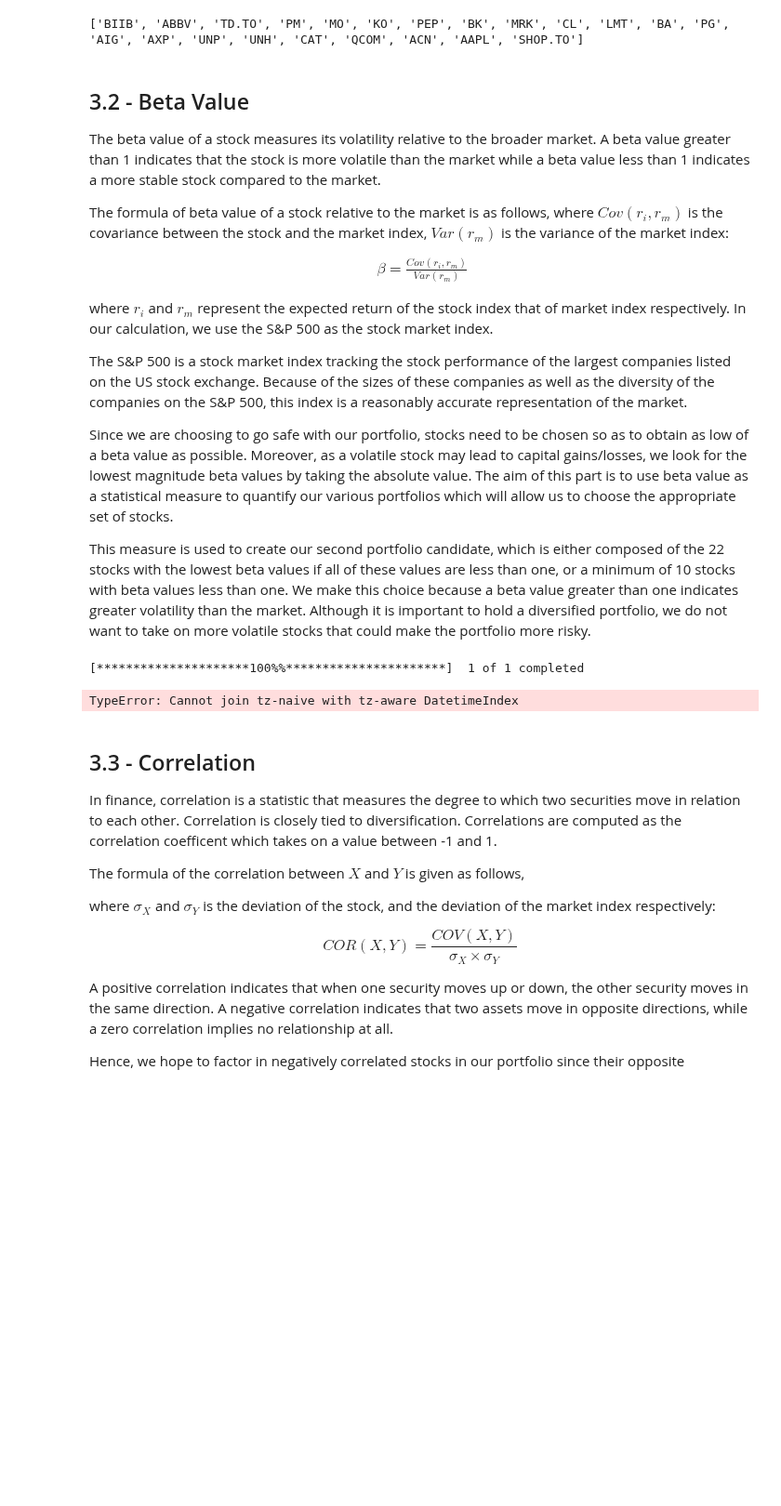
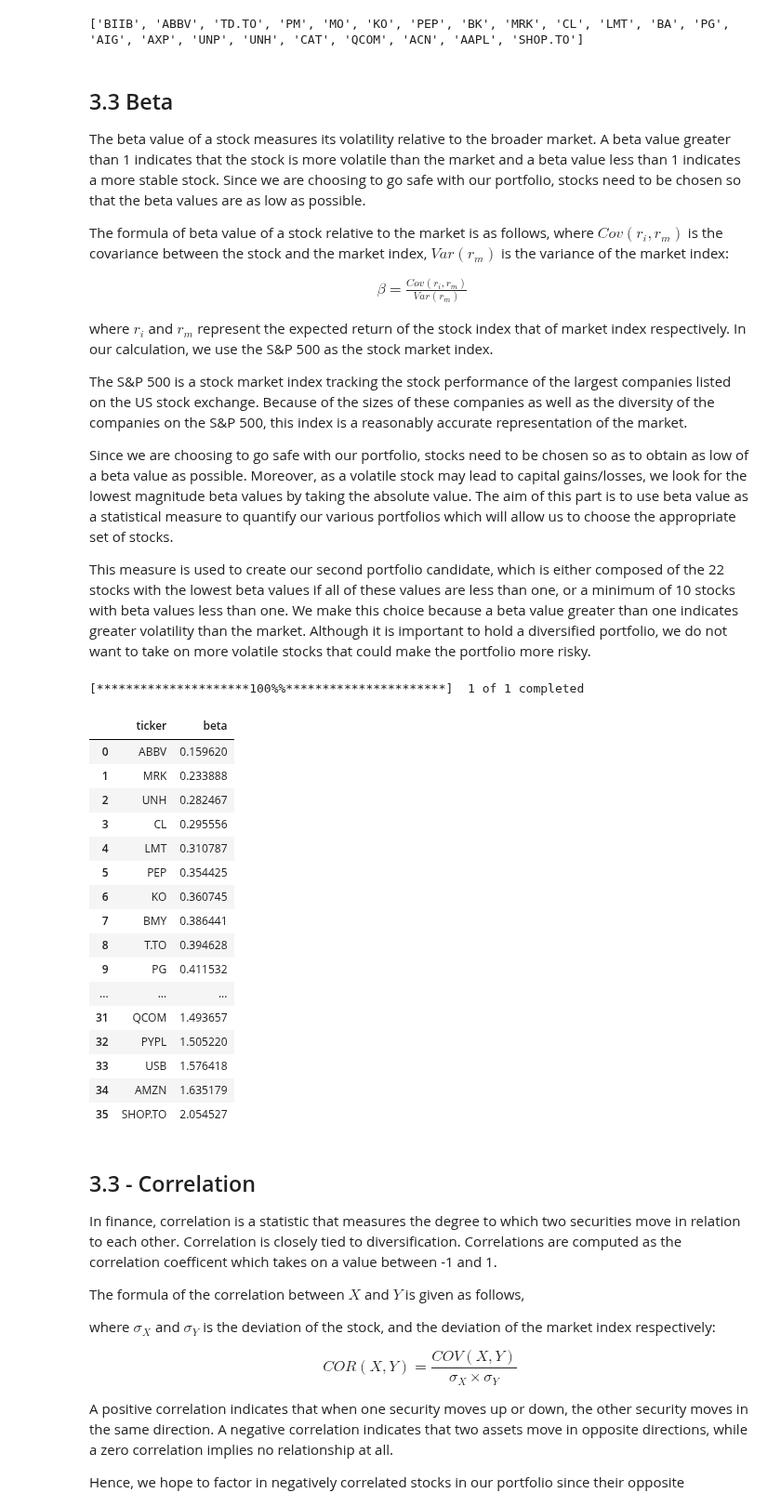
Before and after one commit to Zemelware/robo_stock_advisor, a Jupyter notebook: robo_stock_advisor.ipynb, the cells around one changed output. Shown at 93% size. Saved outputs shown, nothing was run; the diff lists cells and outputs as text; code cells hidden in the pictures; blank space fills up the shorter version.

```diff
--- a/robo_stock_advisor.ipynb
+++ b/robo_stock_advisor.ipynb
@@ -378,8 +378,8 @@ print(l_exp_returns_stocks)
 # %% [output]
 ['BIIB', 'ABBV', 'TD.TO', 'PM', 'MO', 'KO', 'PEP', 'BK', 'MRK', 'CL', 'LMT', 'BA', 'PG', 'AIG', 'AXP', 'UNP', 'UNH', 'CAT', 'QCOM', 'ACN', 'AAPL', 'SHOP.TO']
 # %% [markdown]
-## 3.2 - Beta Value
-The beta value of a stock measures its volatility relative to the broader market. A beta value greater than 1 indicates that the stock is more volatile than the market while a beta value less than 1 indicates a more stable stock compared to the market.
+## 3.3 Beta
+The beta value of a stock measures its volatility relative to the broader market. A beta value greater than 1 indicates that the stock is more volatile than the market and a beta value less than 1 indicates a more stable stock. Since we are choosing to go safe with our portfolio, stocks need to be chosen so that the beta values are as low as possible.
 
 The formula of beta value of a stock relative to the market is as follows, where  ${Cov(r_i,r_m)}$  is the covariance between the stock and the market index,  ${Var(r_m)}$  is the variance of the market index:
 
@@ -397,28 +397,43 @@ This measure is used to create our second portfolio candidate, which is either c
 # %%
 # Set S&P 500 as market index
 market_index = yf.download(tickers="^GSPC", start=filter_start_date, end=filter_end_date)["Close"]
 market_returns = market_index.pct_change().dropna()
-market_returns.index = market_returns.index.tz_localize('UTC')
-market_returns.index = market_returns.index.tz_convert('UTC')
+market_returns.index = market_returns.index.tz_localize(None, ambiguous="infer").tz_localize("UTC")
 market_variance = market_returns.var()
 
 def get_stock_betas(stocks):
         betas = {}
         for stock in stocks:
                 stock_returns = daily_returns[stock]
                 beta = stock_returns.cov(market_returns) / market_variance
                 betas[stock] = beta
 
         # Return sorted betas in increasing order
         return dict(sorted(betas.items(), key=lambda item: item[1]))
 
 betas = get_stock_betas(filtered_tickers).items()
 
 betas_df = pd.DataFrame(betas, columns=["ticker", "beta"])
 betas_df
 # %% [output]
 [*********************100%%**********************]  1 of 1 completed
-TypeError: Cannot join tz-naive with tz-aware DatetimeIndex
+|  | ticker | beta |
+| 0 | ABBV | 0.159620 |
+| 1 | MRK | 0.233888 |
+| 2 | UNH | 0.282467 |
+| 3 | CL | 0.295556 |
+| 4 | LMT | 0.310787 |
+| 5 | PEP | 0.354425 |
+| 6 | KO | 0.360745 |
+| 7 | BMY | 0.386441 |
+| 8 | T.TO | 0.394628 |
+| 9 | PG | 0.411532 |
+| ... | ... | ... |
+| 31 | QCOM | 1.493657 |
+| 32 | PYPL | 1.505220 |
+| 33 | USB | 1.576418 |
+| 34 | AMZN | 1.635179 |
+| 35 | SHOP.TO | 2.054527 |
 # %% [markdown]
 ## 3.3 - Correlation
 
```
